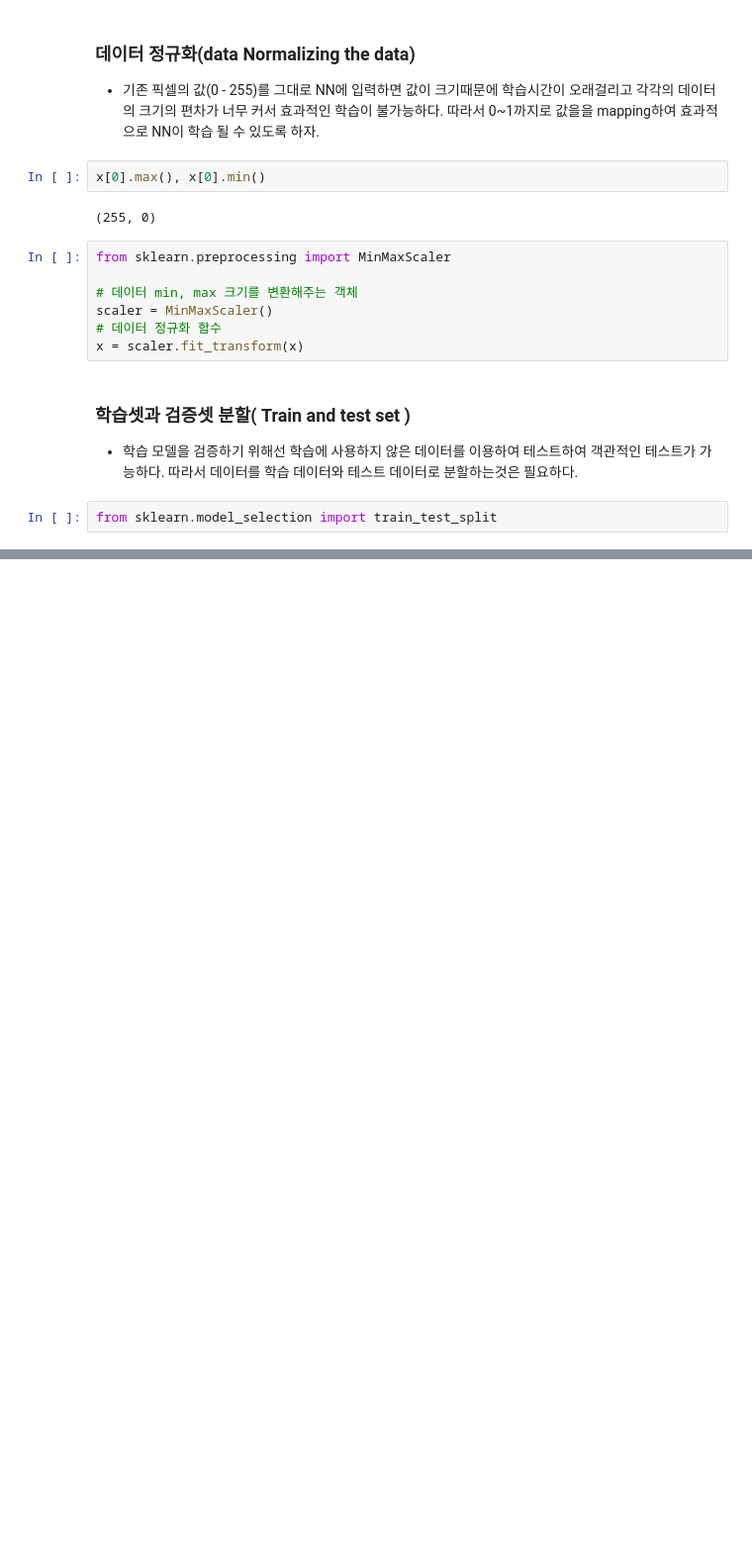
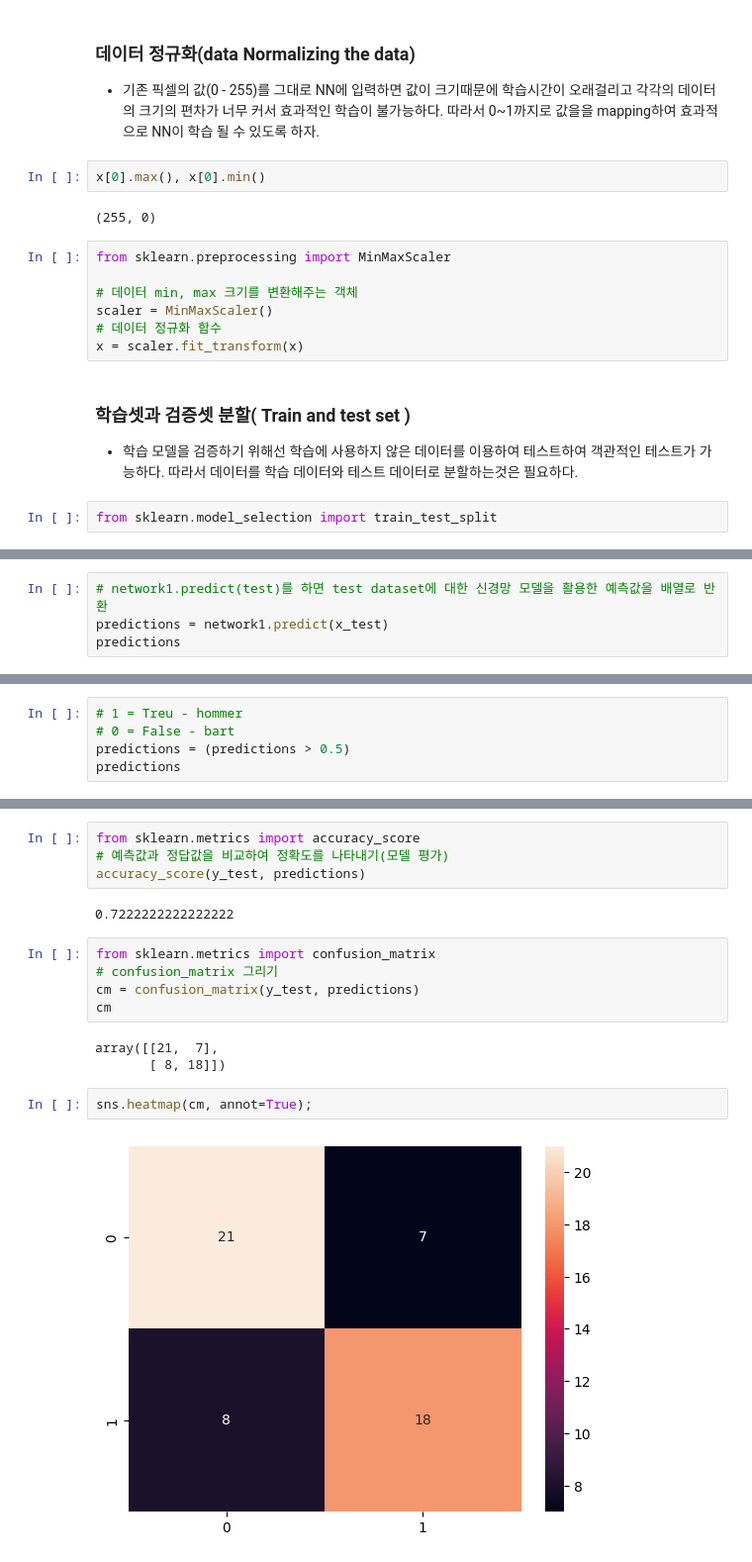
Before and after one commit to LJHgithub2/Computer-Vision, a Jupyter notebook: Neural Network/Neural_network.ipynb, the cells around one changed output, grey strips where cells are left out. Shown at 99% size. Saved outputs shown, nothing was run; the diff lists cells and outputs as text; blank space fills up the shorter version.

```diff
--- a/Neural Network/Neural_network.ipynb
+++ b/Neural Network/Neural_network.ipynb
@@ -159,0 +244,4 @@ x_train, x_test, y_train, y_test = train_test_split(x,y, test_size - 0,2)
+# %%
+# network1.predict(test)를 하면 test dataset에 대한 신경망 모델을 활용한 예측값을 배열로 반환
+predictions = network1.predict(x_test)
+predictions
@@ -159,0 +267,5 @@ x_train, x_test, y_train, y_test = train_test_split(x,y, test_size - 0,2)
+# %%
+# 1 = Treu - hommer
+# 0 = False - bart
+predictions = (predictions > 0.5)
+predictions
@@ -159,0 +290,18 @@ x_train, x_test, y_train, y_test = train_test_split(x,y, test_size - 0,2)
+# %%
+from sklearn.metrics import accuracy_score
+# 예측값과 정답값을 비교하여 정확도를 나타내기(모델 평가)
+accuracy_score(y_test, predictions)
+# %% [output]
+0.7222222222222222
+# %%
+from sklearn.metrics import confusion_matrix
+# confusion_matrix 그리기
+cm = confusion_matrix(y_test, predictions)
+cm
+# %% [output]
+array([[21,  7],
+       [ 8, 18]])
+# %%
+sns.heatmap(cm, annot=True);
+# %% [output]
+[figure, added]
```
Also changed, not shown: parts of 25 cells of this notebook.
